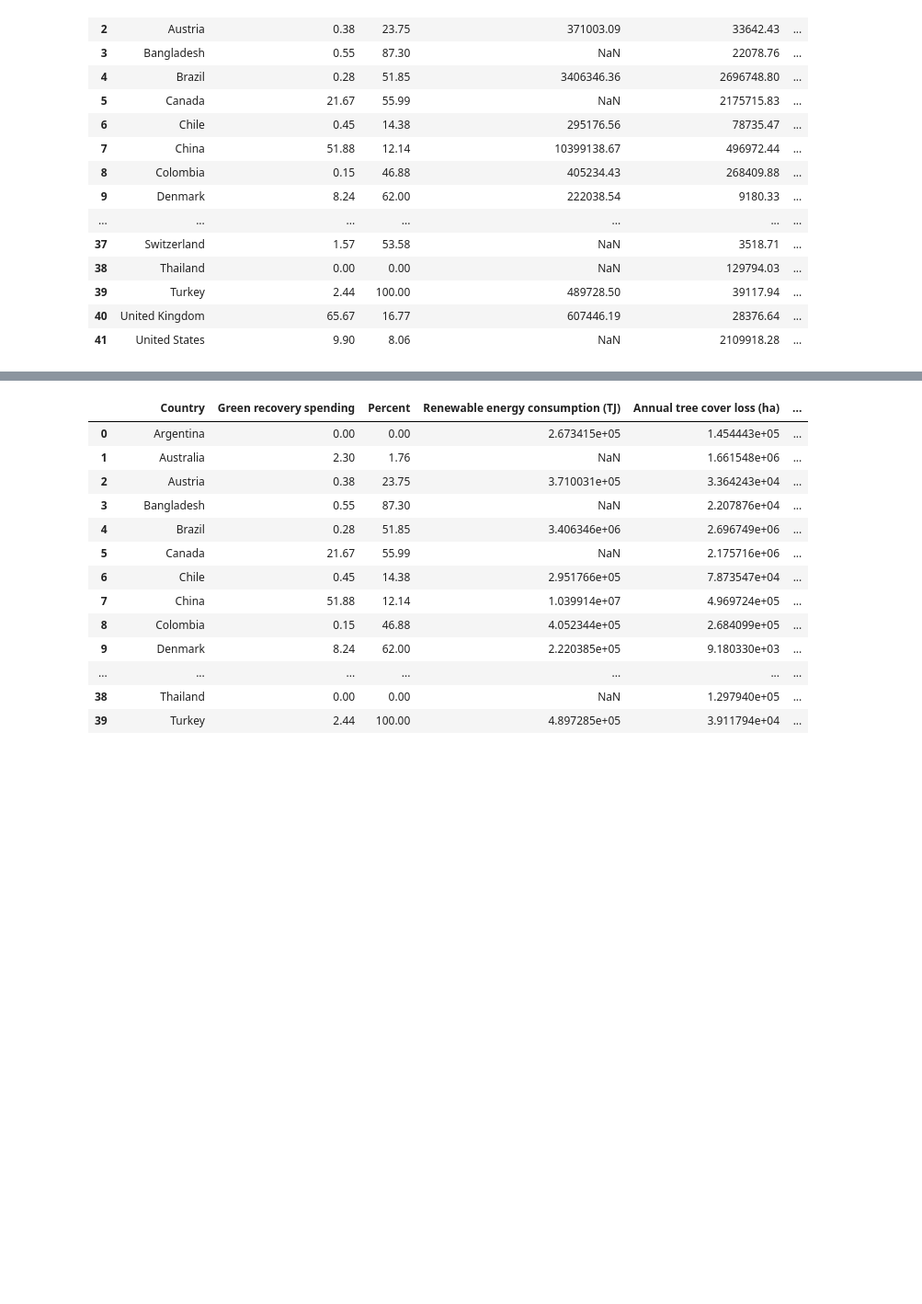
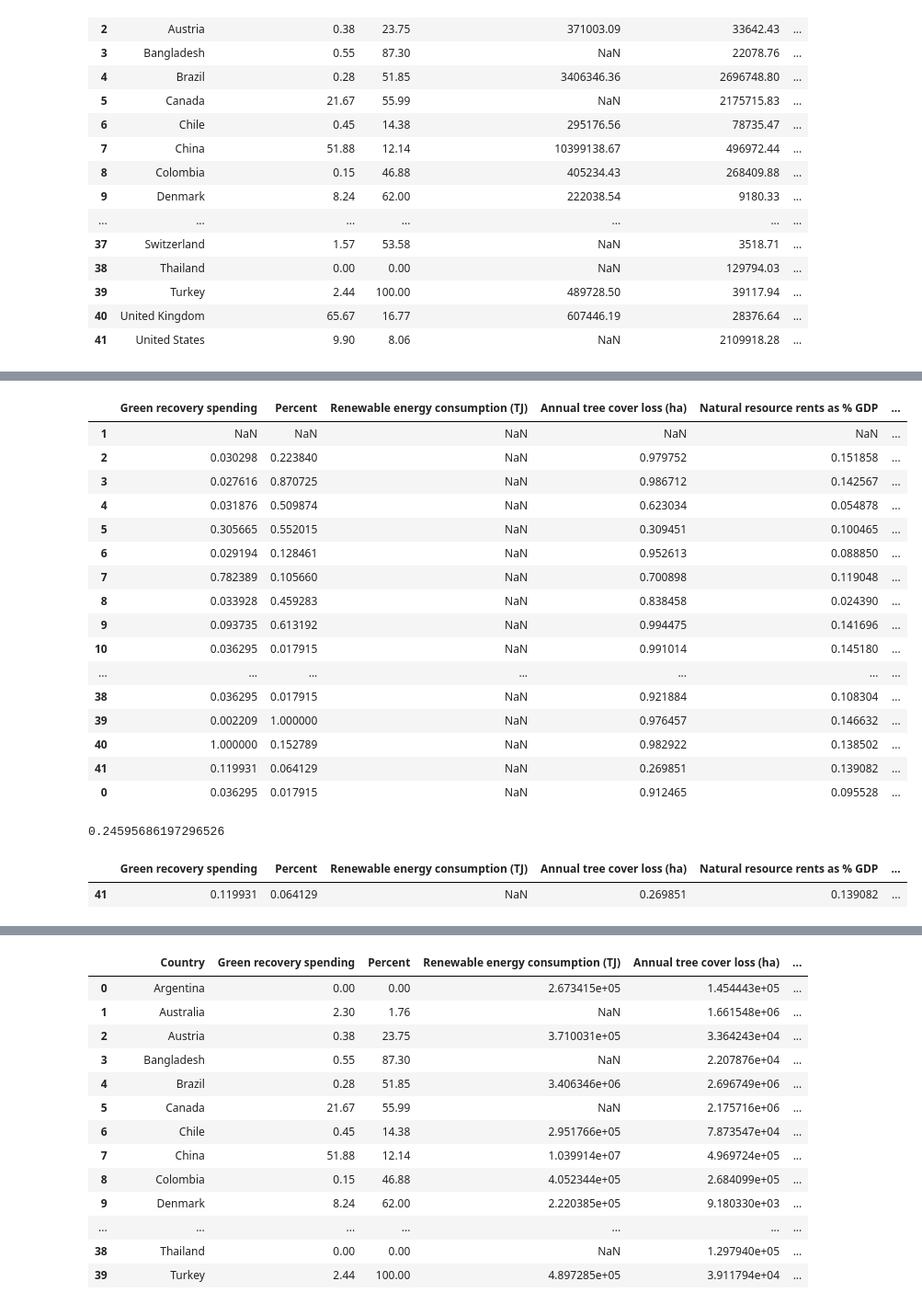
Before and after one commit to eimbloom/Test, a Jupyter notebook: Nearest.ipynb, the cells around one changed output, grey strips where cells are left out. Shown at 92% size. Drawn from its saved outputs; the diff is of its cells as text; code cells hidden in the pictures; blank space fills up the shorter version.

```diff
--- a/Nearest.ipynb
+++ b/Nearest.ipynb
@@ -497,0 +609,39 @@ GROmerge
+# %%
+difference.index = range(1,42)
+diffresult = diffset.diff(periods=-1)
+difference = difference.append(diffresult[diffresult.index == 0])
+# %%
+difference = np.absolute(difference)
+#normalise data with maximum absolute scaling https://www.geeksforgeeks.org/data-normalization-with-pandas/
+difference_norm = difference
+for column in difference_norm.columns:
+    difference_norm[column] = difference_norm[column]  / difference_norm[column].abs().max()
+difference_norm
+# %% [output]
+|  | Green recovery spending | Percent | Renewable energy consumption (TJ) | Annual tree cover loss (ha) | Natural resource rents as % GDP | ... |
+| 1 | NaN | NaN | NaN | NaN | NaN | ... |
+| 2 | 0.030298 | 0.223840 | NaN | 0.979752 | 0.151858 | ... |
+| 3 | 0.027616 | 0.870725 | NaN | 0.986712 | 0.142567 | ... |
+| 4 | 0.031876 | 0.509874 | NaN | 0.623034 | 0.054878 | ... |
+| 5 | 0.305665 | 0.552015 | NaN | 0.309451 | 0.100465 | ... |
+| 6 | 0.029194 | 0.128461 | NaN | 0.952613 | 0.088850 | ... |
+| 7 | 0.782389 | 0.105660 | NaN | 0.700898 | 0.119048 | ... |
+| 8 | 0.033928 | 0.459283 | NaN | 0.838458 | 0.024390 | ... |
+| 9 | 0.093735 | 0.613192 | NaN | 0.994475 | 0.141696 | ... |
+| 10 | 0.036295 | 0.017915 | NaN | 0.991014 | 0.145180 | ... |
+| ... | ... | ... | ... | ... | ... | ... |
+| 38 | 0.036295 | 0.017915 | NaN | 0.921884 | 0.108304 | ... |
+| 39 | 0.002209 | 1.000000 | NaN | 0.976457 | 0.146632 | ... |
+| 40 | 1.000000 | 0.152789 | NaN | 0.982922 | 0.138502 | ... |
+| 41 | 0.119931 | 0.064129 | NaN | 0.269851 | 0.139082 | ... |
+| 0 | 0.036295 | 0.017915 | NaN | 0.912465 | 0.095528 | ... |
+# %%
+difference_norm['Score'] = difference_norm.mean(axis=1)
+difference_norm['Score'].min()
+# %% [output]
+0.24595686197296526
+# %%
+difference_norm[difference_norm['Score'] == 0.24595686197296526]
+# %% [output]
+|  | Green recovery spending | Percent | Renewable energy consumption (TJ) | Annual tree cover loss (ha) | Natural resource rents as % GDP | ... |
+| 41 | 0.119931 | 0.064129 | NaN | 0.269851 | 0.139082 | ... |
```
Also changed, not shown: parts of 9 cells of this notebook, 1 other file.
